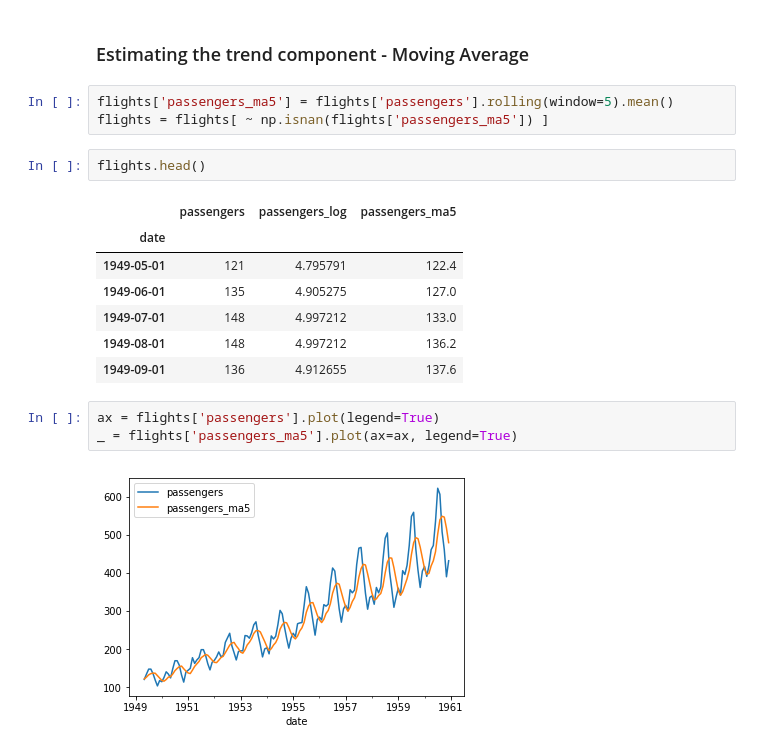
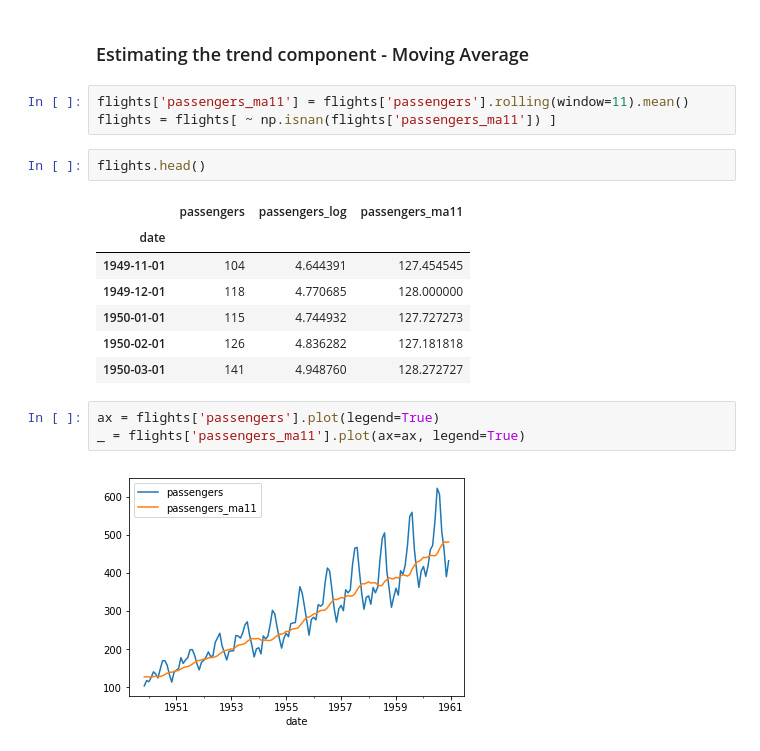
Before and after one commit to snowch-notes/statistics-old, a Jupyter notebook: timeseries/estimating_ts_components.ipynb, the cells around one changed output. Drawn from its saved outputs; the diff is of its cells as text.

```diff
--- a/timeseries/estimating_ts_components.ipynb
+++ b/timeseries/estimating_ts_components.ipynb
@@ -49,20 +49,20 @@ plt.show()
 # %% [markdown]
 ### Estimating the trend component - Moving Average
 # %%
-flights['passengers_ma5'] = flights['passengers'].rolling(window=5).mean()
-flights = flights[ ~ np.isnan(flights['passengers_ma5']) ]
+flights['passengers_ma11'] = flights['passengers'].rolling(window=11).mean()
+flights = flights[ ~ np.isnan(flights['passengers_ma11']) ]
 # %%
 flights.head()
 # %% [output]
-|  | passengers | passengers_log | passengers_ma5 |
+|  | passengers | passengers_log | passengers_ma11 |
 | date |  |  |  |
-| 1949-05-01 | 121 | 4.795791 | 122.4 |
-| 1949-06-01 | 135 | 4.905275 | 127.0 |
-| 1949-07-01 | 148 | 4.997212 | 133.0 |
-| 1949-08-01 | 148 | 4.997212 | 136.2 |
-| 1949-09-01 | 136 | 4.912655 | 137.6 |
+| 1949-11-01 | 104 | 4.644391 | 127.454545 |
+| 1949-12-01 | 118 | 4.770685 | 128.000000 |
+| 1950-01-01 | 115 | 4.744932 | 127.727273 |
+| 1950-02-01 | 126 | 4.836282 | 127.181818 |
+| 1950-03-01 | 141 | 4.948760 | 128.272727 |
 # %%
 ax = flights['passengers'].plot(legend=True)
-_ = flights['passengers_ma5'].plot(ax=ax, legend=True)
+_ = flights['passengers_ma11'].plot(ax=ax, legend=True)
 # %% [output]
-[figure, old version]
+[figure, new version]
```
